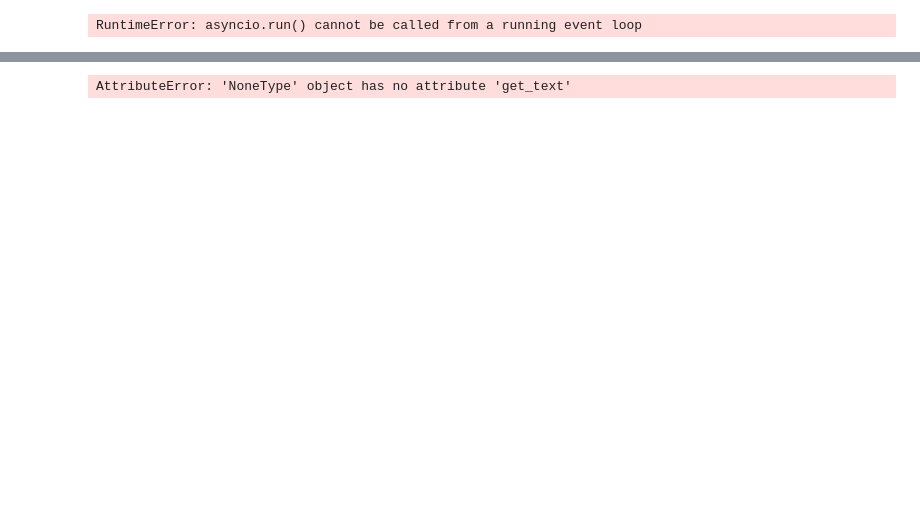
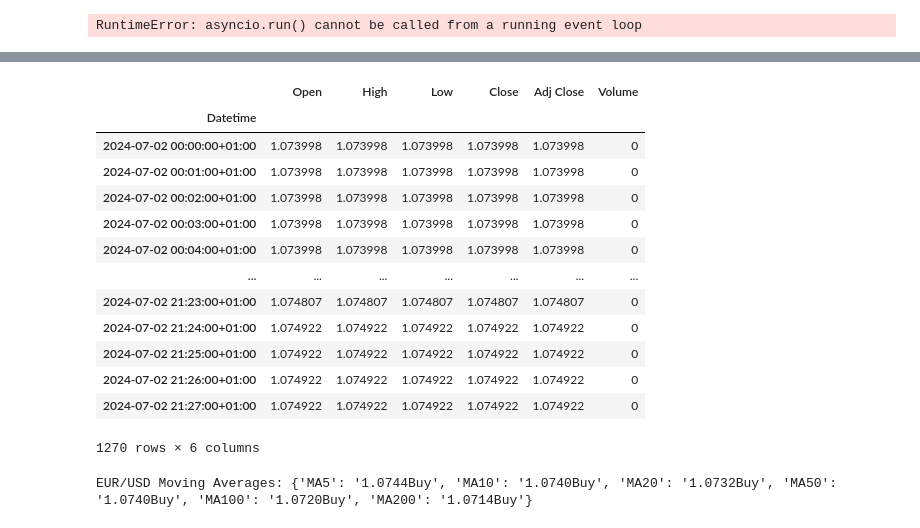
Before and after one commit to xifan828/fx-assistant, a Jupyter notebook: ai/test.ipynb, the cells around one changed output, grey strips where cells are left out. Saved outputs shown, nothing was run; the diff lists cells and outputs as text; code cells hidden in the pictures; blank space fills up the shorter version.

```diff
--- a/ai/test.ipynb
+++ b/ai/test.ipynb
@@ -77,0 +137,17 @@ RuntimeError: asyncio.run() cannot be called from a running event loop
+# %%
+data
+# %% [output]
+|  | Open | High | Low | Close | Adj Close | Volume |
+| Datetime |  |  |  |  |  |  |
+| 2024-07-02 00:00:00+01:00 | 1.073998 | 1.073998 | 1.073998 | 1.073998 | 1.073998 | 0 |
+| 2024-07-02 00:01:00+01:00 | 1.073998 | 1.073998 | 1.073998 | 1.073998 | 1.073998 | 0 |
+| 2024-07-02 00:02:00+01:00 | 1.073998 | 1.073998 | 1.073998 | 1.073998 | 1.073998 | 0 |
+| 2024-07-02 00:03:00+01:00 | 1.073998 | 1.073998 | 1.073998 | 1.073998 | 1.073998 | 0 |
+| 2024-07-02 00:04:00+01:00 | 1.073998 | 1.073998 | 1.073998 | 1.073998 | 1.073998 | 0 |
+| ... | ... | ... | ... | ... | ... | ... |
+| 2024-07-02 21:23:00+01:00 | 1.074807 | 1.074807 | 1.074807 | 1.074807 | 1.074807 | 0 |
+| 2024-07-02 21:24:00+01:00 | 1.074922 | 1.074922 | 1.074922 | 1.074922 | 1.074922 | 0 |
+| 2024-07-02 21:25:00+01:00 | 1.074922 | 1.074922 | 1.074922 | 1.074922 | 1.074922 | 0 |
+| 2024-07-02 21:26:00+01:00 | 1.074922 | 1.074922 | 1.074922 | 1.074922 | 1.074922 | 0 |
+| 2024-07-02 21:27:00+01:00 | 1.074922 | 1.074922 | 1.074922 | 1.074922 | 1.074922 | 0 |
+1270 rows × 6 columns
@@ -88,4 +165,22 @@ soup = BeautifulSoup(response.content, 'html.parser')
-# %%
-summary = soup.find('div', class_='table-responsive').get_text(strip=True)
-# %% [output]
-AttributeError: 'NoneType' object has no attribute 'get_text'
+# %%
+if response.status_code == 200:
+    soup = BeautifulSoup(response.text, 'html.parser')
+
+    # Find the row for EUR/USD
+    rows = soup.find('tbody').find_all('tr')
+    for row in rows:
+        name = row.find('td', class_='first left arial_14 noWrap').text.strip()
+        if name == 'EUR/USD':
+            # Extracting each MA value and adding it to the dictionary
+            ma_columns = row.find_all('td')[1:]  # Skip the first column with the name
+            ma_labels = ['MA5', 'MA10', 'MA20', 'MA50', 'MA100', 'MA200']
+            ma_values = [td.get_text(strip=True).split('\n')[0] for td in ma_columns]  # Split to remove 'Buy/Sell'
+
+            # Creating dictionary from labels and values
+            ma_values_dict = dict(zip(ma_labels, ma_values))
+            print("EUR/USD Moving Averages:", ma_values_dict)
+            break
+else:
+    print("Failed to retrieve the page. Status code:", response.status_code)
+# %% [output]
+EUR/USD Moving Averages: {'MA5': '1.0744Buy', 'MA10': '1.0740Buy', 'MA20': '1.0732Buy', 'MA50': '1.0740Buy', 'MA100': '1.0720Buy', 'MA200': '1.0714Buy'}
```
Also changed, not shown: parts of 12 cells of this notebook, 2 other files.
